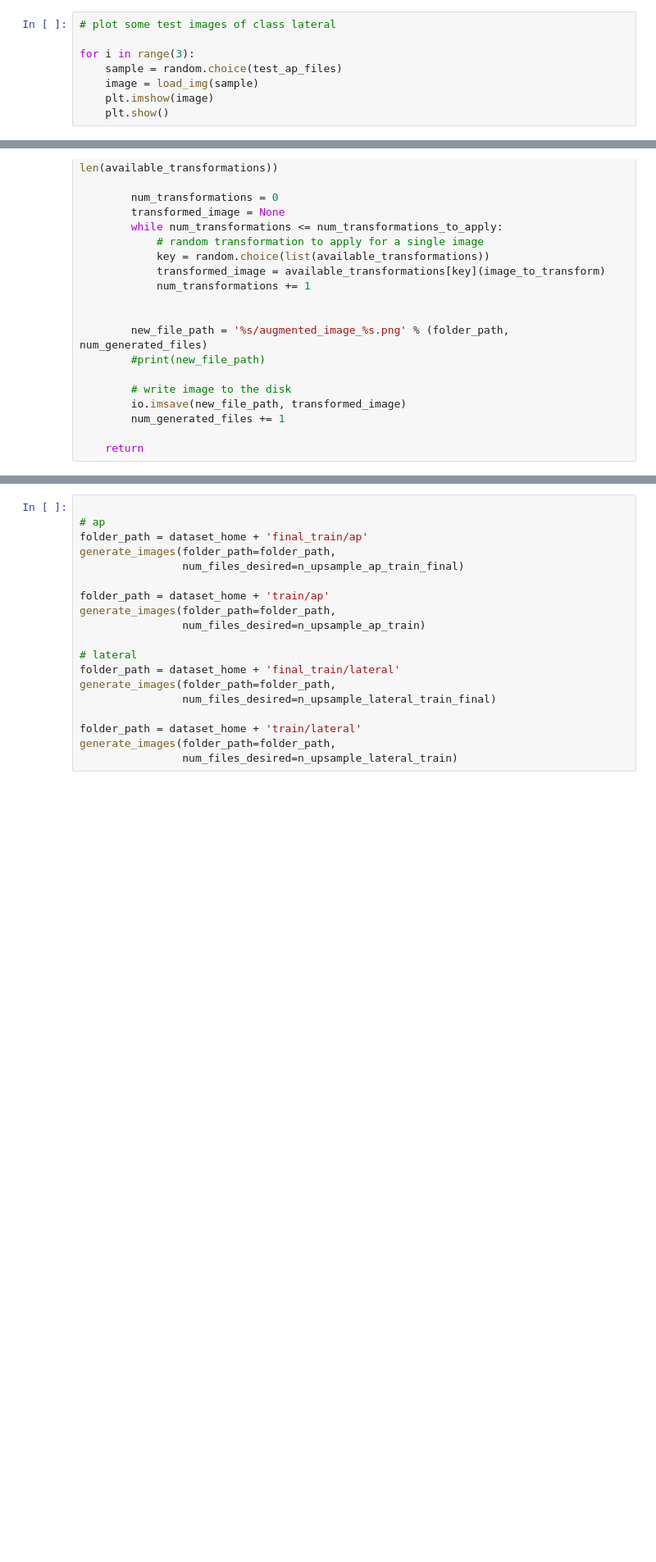
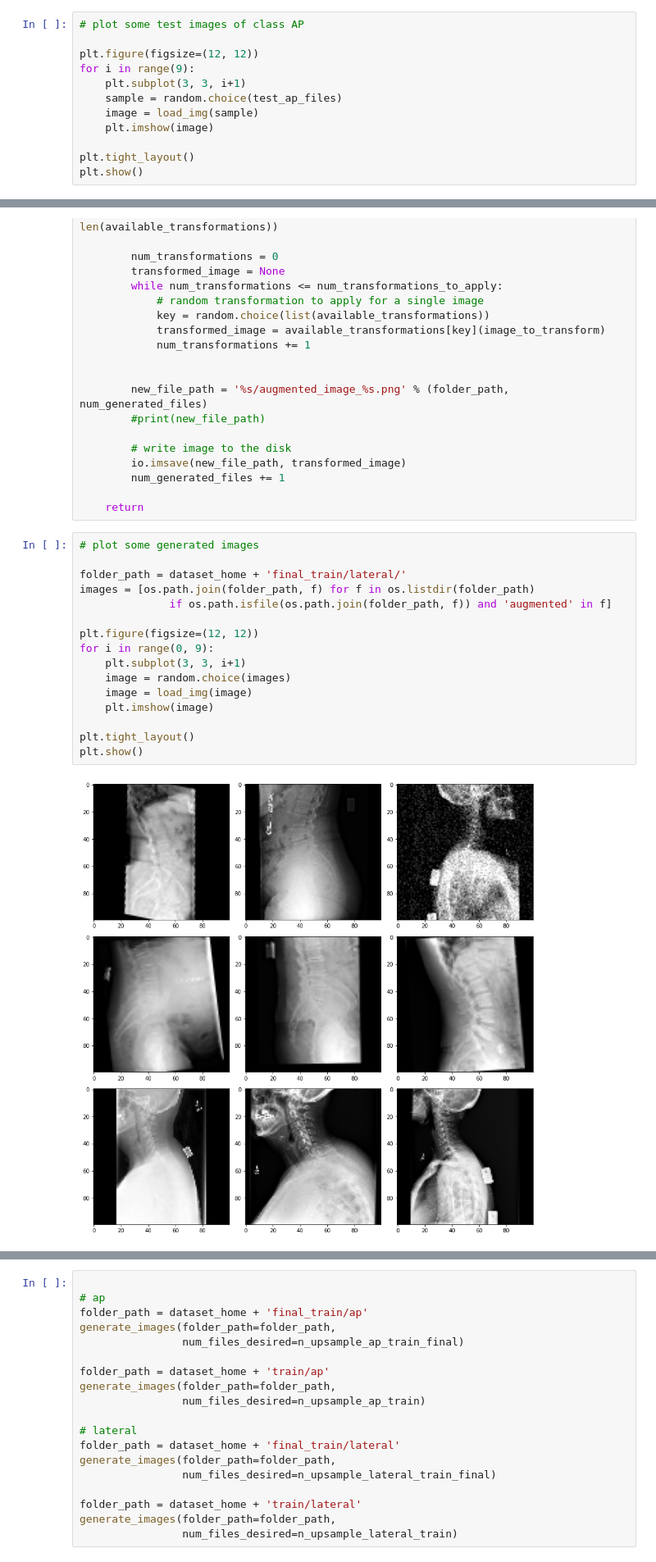
Before and after one commit to ck-unifr/x-ray_image_classification, a Jupyter notebook: x-ray_image_classification.ipynb, the cells around one changed output, grey strips where cells are left out. Shown at 82% size. Drawn from its saved outputs; the diff is of its cells as text; blank space fills up the shorter version.

```diff
--- a/x-ray_image_classification.ipynb
+++ b/x-ray_image_classification.ipynb
@@ -201,9 +205,13 @@ for i in range(3):
 # %%
-# plot some test images of class lateral
+# plot some test images of class AP
 
-for i in range(3):
+plt.figure(figsize=(12, 12))
+for i in range(9):
+    plt.subplot(3, 3, i+1)
     sample = random.choice(test_ap_files)
     image = load_img(sample)
     plt.imshow(image)
-    plt.show()
+
+plt.tight_layout()
+plt.show()
 # %% [output]
@@ -824,3 +830,21 @@ def generate_images(folder_path, num_files_desired):
         num_generated_files += 1
 
     return
+# %%
+# plot some generated images
+
+folder_path = dataset_home + 'final_train/lateral/'
+images = [os.path.join(folder_path, f) for f in os.listdir(folder_path)
+              if os.path.isfile(os.path.join(folder_path, f)) and 'augmented' in f]
+
+plt.figure(figsize=(12, 12))
+for i in range(0, 9):
+    plt.subplot(3, 3, i+1)
+    image = random.choice(images)
+    image = load_img(image)
+    plt.imshow(image)
+
+plt.tight_layout()
+plt.show()
+# %% [output]
+[figure, added]
```
Also changed, not shown: parts of 5 cells of this notebook.
